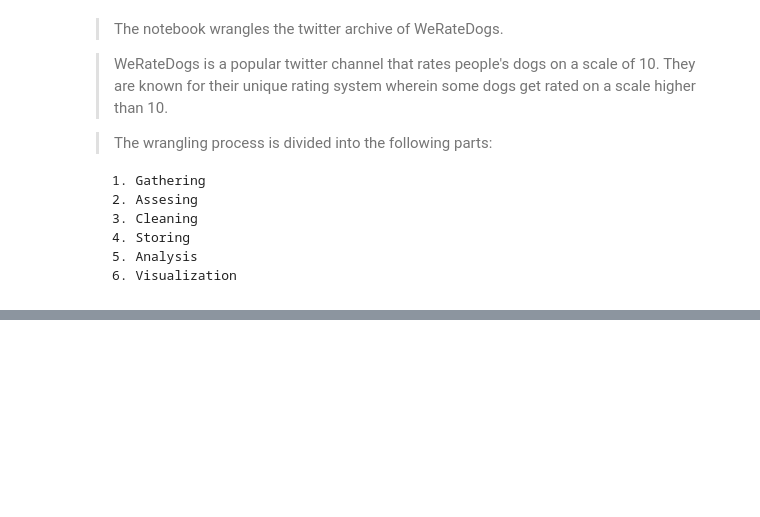
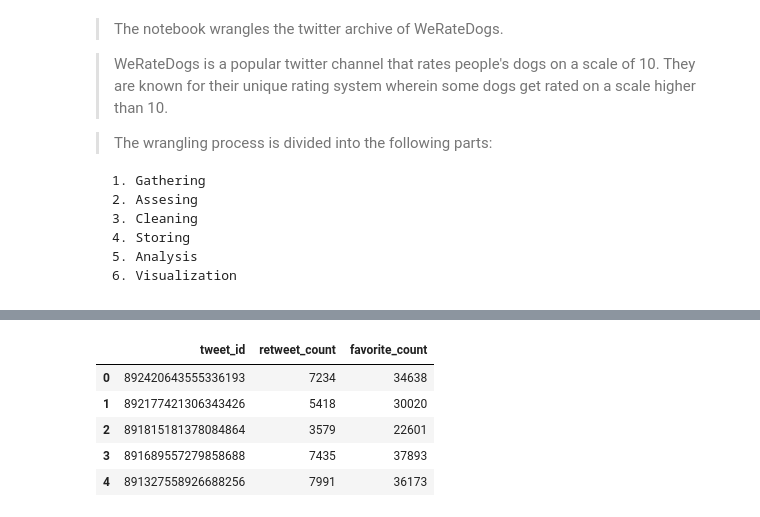
Before and after one commit to nis-23/tweet-data-wrangling, a Jupyter notebook: Tweet Data Wrangling/wrangle_act.ipynb, the cells around one changed output, grey strips where cells are left out. Drawn from its saved outputs; the diff is of its cells as text; code cells hidden in the pictures; blank space fills up the shorter version.

Commit message:
Data gathering

```diff
--- a/Tweet Data Wrangling/wrangle_act.ipynb
+++ b/Tweet Data Wrangling/wrangle_act.ipynb
@@ -24,0 +235,26 @@
+# %%
+# Handling Failed Extractions
+
+"""
+                The script works with tweet_id's associated with failed extractions(deleted tweets)
+
+                The tweet_id, alongside null initialzed values for retweet_count and favorite count
+                are stored in a dataframe called deleted tweets which is then exported to a file
+                deleted_tweets.txt.
+
+"""
+
+extractions_fail = []
+
+for error_info in failed_extractions:
+
+    tweet_id = error_info['Id']
+
+    extractions_fail.append( {
+                             'tweet_id' : error_info['Id'],
+                             'retweet_count' :'N/A',
+                             'favorite_count': 'N/A'
+                              })
+
+deleted_tweets = pd.DataFrame(extractions_fail, columns = ['tweet_id','retweet_count','favorite_count'])
+deleted_tweets.to_csv('extracted_files/deleted_tweets.csv')
@@ -24,0 +307,11 @@
+# %%
+# Preview tweet_attrs
+
+tweet_attrs.head()
+# %% [output]
+|  | tweet_id | retweet_count | favorite_count |
+| 0 | 892420643555336193 | 7234 | 34638 |
+| 1 | 892177421306343426 | 5418 | 30020 |
+| 2 | 891815181378084864 | 3579 | 22601 |
+| 3 | 891689557279858688 | 7435 | 37893 |
+| 4 | 891327558926688256 | 7991 | 36173 |
```
Also changed, not shown: parts of 23 cells of this notebook, 5 other files.
